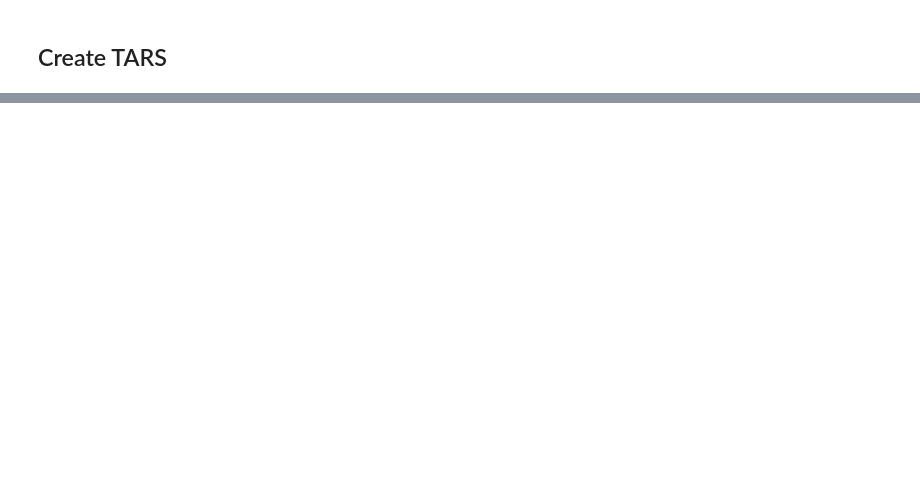
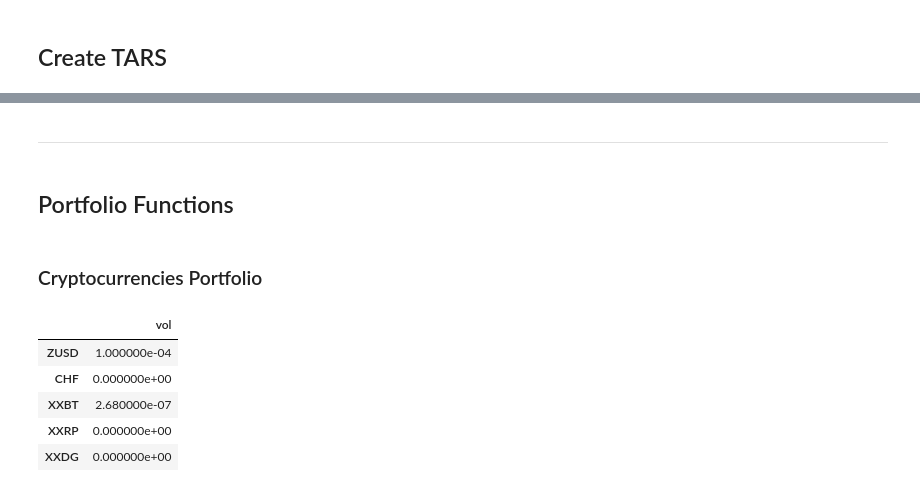
Before and after one commit to fredmontet/tars, a Jupyter notebook: notebooks/test.ipynb, the cells around one changed output, grey strips where cells are left out. Drawn from its saved outputs; the diff is of its cells as text; code cells hidden in the pictures; blank space fills up the shorter version.

```diff
--- a/notebooks/test.ipynb
+++ b/notebooks/test.ipynb
@@ -170,0 +78,6 @@ trader.query_trades_info('THXHTO-FDKTU-NGQT4A')
+# %% [markdown]
+---
+# %% [markdown]
+## Portfolio Functions
+# %% [markdown]
+### Cryptocurrencies Portfolio
@@ -170,0 +87,10 @@ trader.query_trades_info('THXHTO-FDKTU-NGQT4A')
+# %%
+# Get the balance of the account
+portfolio.get_account_balance().head()
+# %% [output]
+|  | vol |
+| ZUSD | 1.000000e-04 |
+| CHF | 0.000000e+00 |
+| XXBT | 2.680000e-07 |
+| XXRP | 0.000000e+00 |
+| XXDG | 0.000000e+00 |
```
Also changed, not shown: parts of 59 cells of this notebook, 7 other files.
